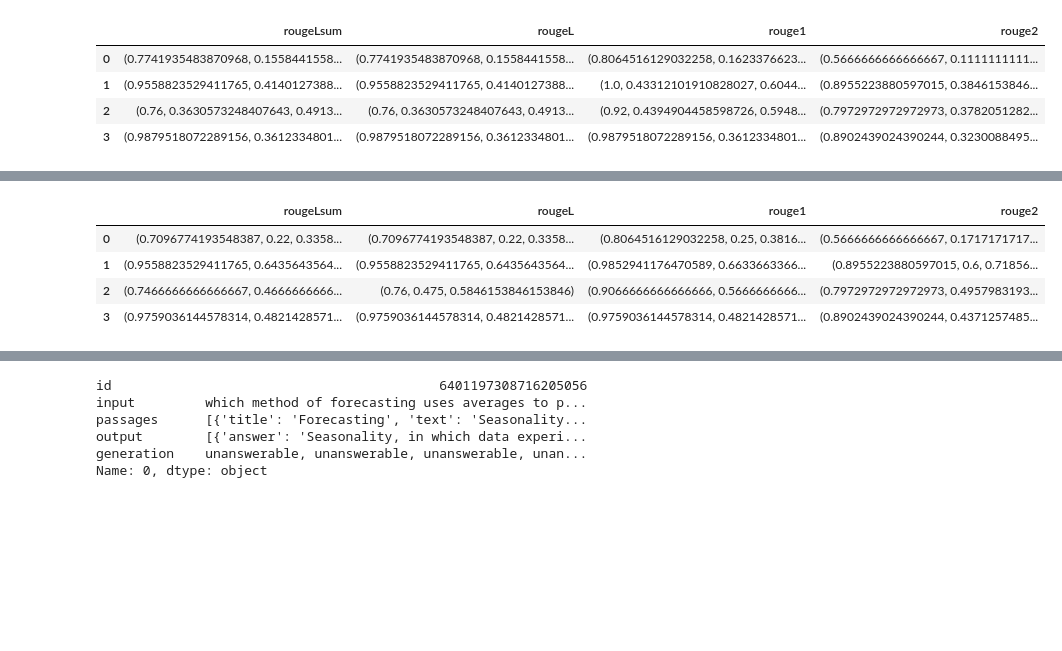
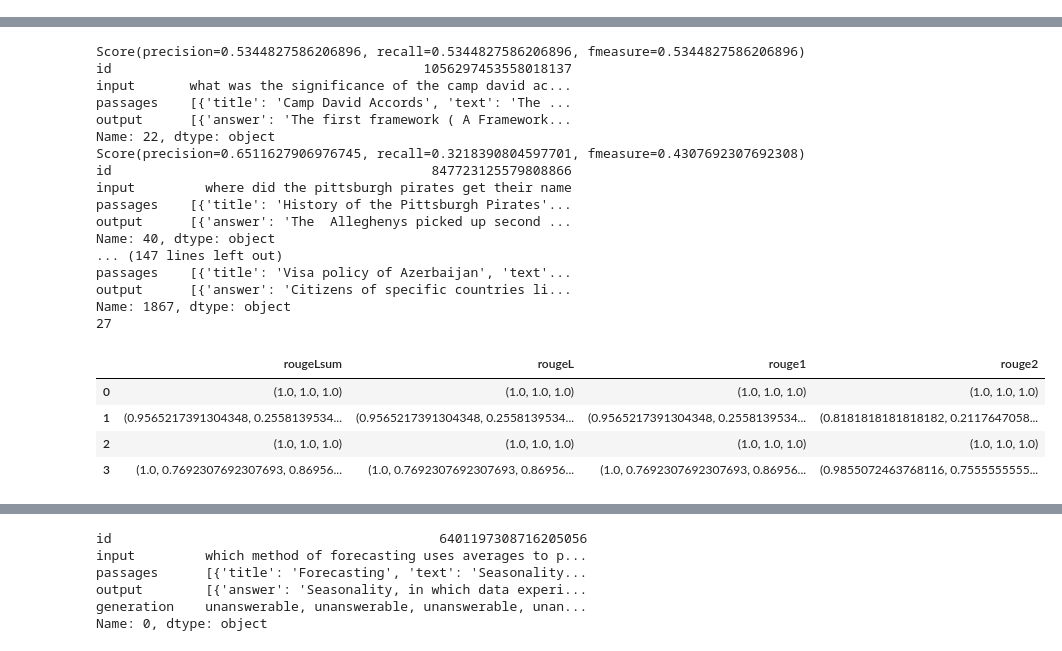
Before and after one commit to primeqa/primeqa, a Jupyter notebook: notebooks/lfqa/rouge.ipynb, the cells around one changed output, grey strips where cells are left out. Cells and saved outputs as stored; diff of their text form; code cells hidden in the pictures; blank space fills up the shorter version.

```diff
--- a/notebooks/lfqa/rouge.ipynb
+++ b/notebooks/lfqa/rouge.ipynb
@@ -7,7 +7,7 @@ from rouge_score import rouge_scorer
 
 rouge = rouge_scorer.RougeScorer(rouge_types=['rougeLsum','rougeL','rouge1','rouge2'], split_summaries=False)
 
-final_files = glob.glob("/dccstor/srosent2/generative/appen/final/*/*/*_answerable.jsonl*")
+final_files = glob.glob("/dccstor/srosent2/generative/appen/final/longNQ/*/*_answerable.jsonl")
 all_scores = []
 
 for final_file in final_files:
@@ -22,12 +22,6 @@ for final_file in final_files:
 
 all_rouge_scores_df = pd.DataFrame(all_scores)
 all_rouge_scores_df.head(4)
-# %% [output]
-|  | rougeLsum | rougeL | rouge1 | rouge2 |
-| 0 | (0.7741935483870968, 0.1558441558... | (0.7741935483870968, 0.1558441558... | (0.8064516129032258, 0.1623376623... | (0.5666666666666667, 0.1111111111... |
-| 1 | (0.9558823529411765, 0.4140127388... | (0.9558823529411765, 0.4140127388... | (1.0, 0.43312101910828027, 0.6044... | (0.8955223880597015, 0.3846153846... |
-| 2 | (0.76, 0.3630573248407643, 0.4913... | (0.76, 0.3630573248407643, 0.4913... | (0.92, 0.4394904458598726, 0.5948... | (0.7972972972972973, 0.3782051282... |
-| 3 | (0.9879518072289156, 0.3612334801... | (0.9879518072289156, 0.3612334801... | (0.9879518072289156, 0.3612334801... | (0.8902439024390244, 0.3230088495... |
 # %%
 metric = ['p', 'r', 'f']
 for column_name in all_rouge_scores_df.columns:
@@ -54,36 +48,60 @@ f: 0.4460828751238865
 # %%
 #compute all rouges between selected sentences in answer and passage
 import nltk
 # nltk.download()
 
 
 import glob
 import pandas as pd
 from rouge_score import rouge_scorer
 
 rouge = rouge_scorer.RougeScorer(rouge_types=['rougeLsum','rougeL','rouge1','rouge2'], split_summaries=False)
 
-final_files = glob.glob("/dccstor/srosent2/generative/appen/final/longNQ/*/*_answerable.jsonl*")
+final_files = glob.glob("/dccstor/srosent2/generative/appen/final/longNQ/train/*_answerable.jsonl")
 all_scores = []
-
+count = 0
 for final_file in final_files:
     data = pd.read_json(final_file, orient='records', lines=True, dtype={'id':str})
 
     for i, row in data.iterrows():
         for answer in row['output']:
             if 'answer' not in answer or answer['answer'] is None:
                 continue
             scores = rouge.score(' '.join(answer['selected_sentences']), answer['answer'])
+            if scores['rougeLsum'][1] < .7 and scores['rougeLsum'][0] < .7 and len(answer['selected_sentences']) > 1 and \
+                len(answer['answer']) < 600 and len(row['passages'][0]['text']) < 900 and \
+                len(answer['answer']) > 200 and len(row['passages'][0]['text']) > 400:
+                print(scores['rougeLsum'])
+                print(row)
+                count+=1
             all_scores.append(scores)
 
+print(count)
 all_rouge_scores_df = pd.DataFrame(all_scores)
 all_rouge_scores_df.head(4)
 # %% [output]
+Score(precision=0.5344827586206896, recall=0.5344827586206896, fmeasure=0.5344827586206896)
+id                                        1056297453558018137
+input       what was the significance of the camp david ac...
+passages    [{'title': 'Camp David Accords', 'text': 'The ...
+output      [{'answer': 'The first framework ( A Framework...
+Name: 22, dtype: object
+Score(precision=0.6511627906976745, recall=0.3218390804597701, fmeasure=0.4307692307692308)
+id                                         847723125579808866
+input         where did the pittsburgh pirates get their name
+passages    [{'title': 'History of the Pittsburgh Pirates'...
+output      [{'answer': 'The  Alleghenys picked up second ...
+Name: 40, dtype: object
+... (147 lines left out)
+passages    [{'title': 'Visa policy of Azerbaijan', 'text'...
+output      [{'answer': 'Citizens of specific countries li...
+Name: 1867, dtype: object
+27
 |  | rougeLsum | rougeL | rouge1 | rouge2 |
-| 0 | (0.7096774193548387, 0.22, 0.3358... | (0.7096774193548387, 0.22, 0.3358... | (0.8064516129032258, 0.25, 0.3816... | (0.5666666666666667, 0.1717171717... |
-| 1 | (0.9558823529411765, 0.6435643564... | (0.9558823529411765, 0.6435643564... | (0.9852941176470589, 0.6633663366... | (0.8955223880597015, 0.6, 0.71856... |
-| 2 | (0.7466666666666667, 0.4666666666... | (0.76, 0.475, 0.5846153846153846) | (0.9066666666666666, 0.5666666666... | (0.7972972972972973, 0.4957983193... |
-| 3 | (0.9759036144578314, 0.4821428571... | (0.9759036144578314, 0.4821428571... | (0.9759036144578314, 0.4821428571... | (0.8902439024390244, 0.4371257485... |
+| 0 | (1.0, 1.0, 1.0) | (1.0, 1.0, 1.0) | (1.0, 1.0, 1.0) | (1.0, 1.0, 1.0) |
+| 1 | (0.9565217391304348, 0.2558139534... | (0.9565217391304348, 0.2558139534... | (0.9565217391304348, 0.2558139534... | (0.8181818181818182, 0.2117647058... |
+| 2 | (1.0, 1.0, 1.0) | (1.0, 1.0, 1.0) | (1.0, 1.0, 1.0) | (1.0, 1.0, 1.0) |
+| 3 | (1.0, 0.7692307692307693, 0.86956... | (1.0, 0.7692307692307693, 0.86956... | (1.0, 0.7692307692307693, 0.86956... | (0.9855072463768116, 0.7555555555... |
 # %%
 metric = ['p', 'r', 'f']
 for column_name in all_rouge_scores_df.columns:
```
Also changed, not shown: 10 other files.
